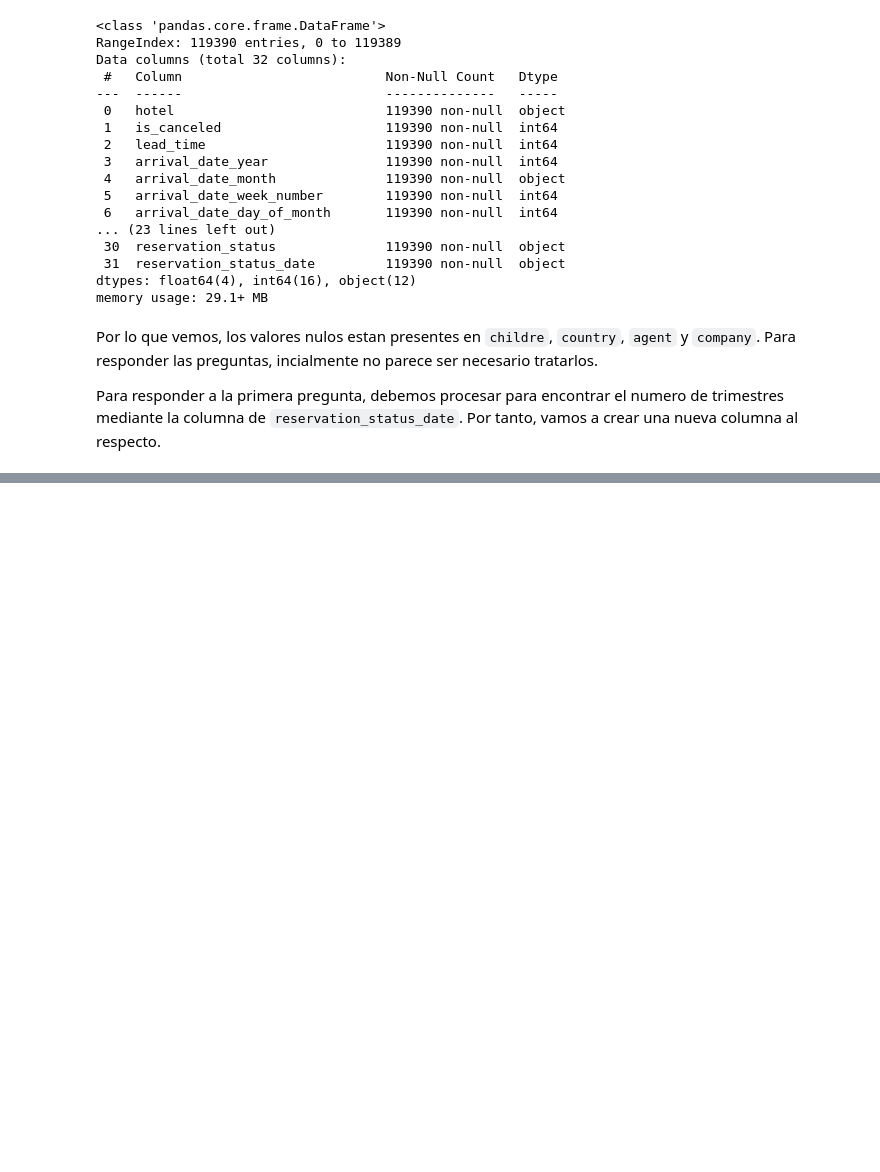
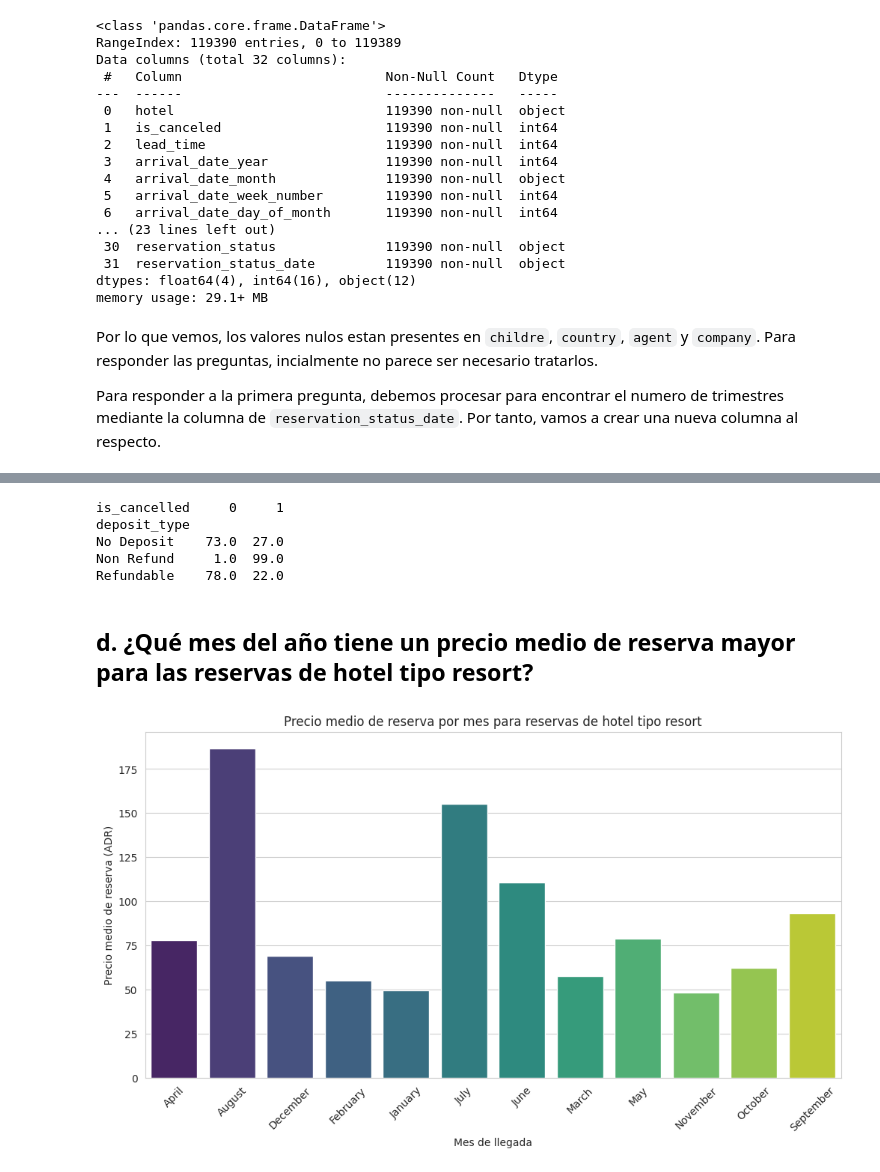
Before and after one commit to Chrissroman/md004_ha_dv, a Jupyter notebook: notebooks/S6T3_AccomodationNights_ChristianR_20260427.ipynb, the cells around one changed output, grey strips where cells are left out. Cells and saved outputs as stored; diff of their text form; code cells hidden in the pictures; blank space fills up the shorter version.

```diff
--- a/notebooks/S6T3_AccomodationNights_ChristianR_20260427.ipynb
+++ b/notebooks/S6T3_AccomodationNights_ChristianR_20260427.ipynb
@@ -106,0 +173,22 @@ df
+# %%
+print(pd.crosstab(df['deposit_type'], df['is_cancelled'], normalize='index').round(2) * 100)
+# %% [output]
+is_cancelled     0     1
+deposit_type
+No Deposit    73.0  27.0
+Non Refund     1.0  99.0
+Refundable    78.0  22.0
+# %% [markdown]
+## d. ¿Qué mes del año tiene un precio medio de reserva mayor para las reservas de hotel tipo resort?
+# %%
+price_mean = df[df.hotel == 'Resort Hotel'].groupby('arrival_date_month')['adr'].mean().reset_index().round(2)
+
+fig, ax = plt.subplots(figsize=(12, 6))
+sns.barplot(data=price_mean, x='arrival_date_month', y='adr', ax=ax, palette='viridis', hue ='arrival_date_month', dodge=False)
+ax.set_title('Precio medio de reserva por mes para reservas de hotel tipo resort')
+ax.set_xlabel('Mes de llegada')
+ax.set_ylabel('Precio medio de reserva (ADR)')
+plt.xticks(rotation=45)
+plt.show()
+# %% [output]
+[figure, added]
```
Also changed, not shown: parts of 18 cells of this notebook.
